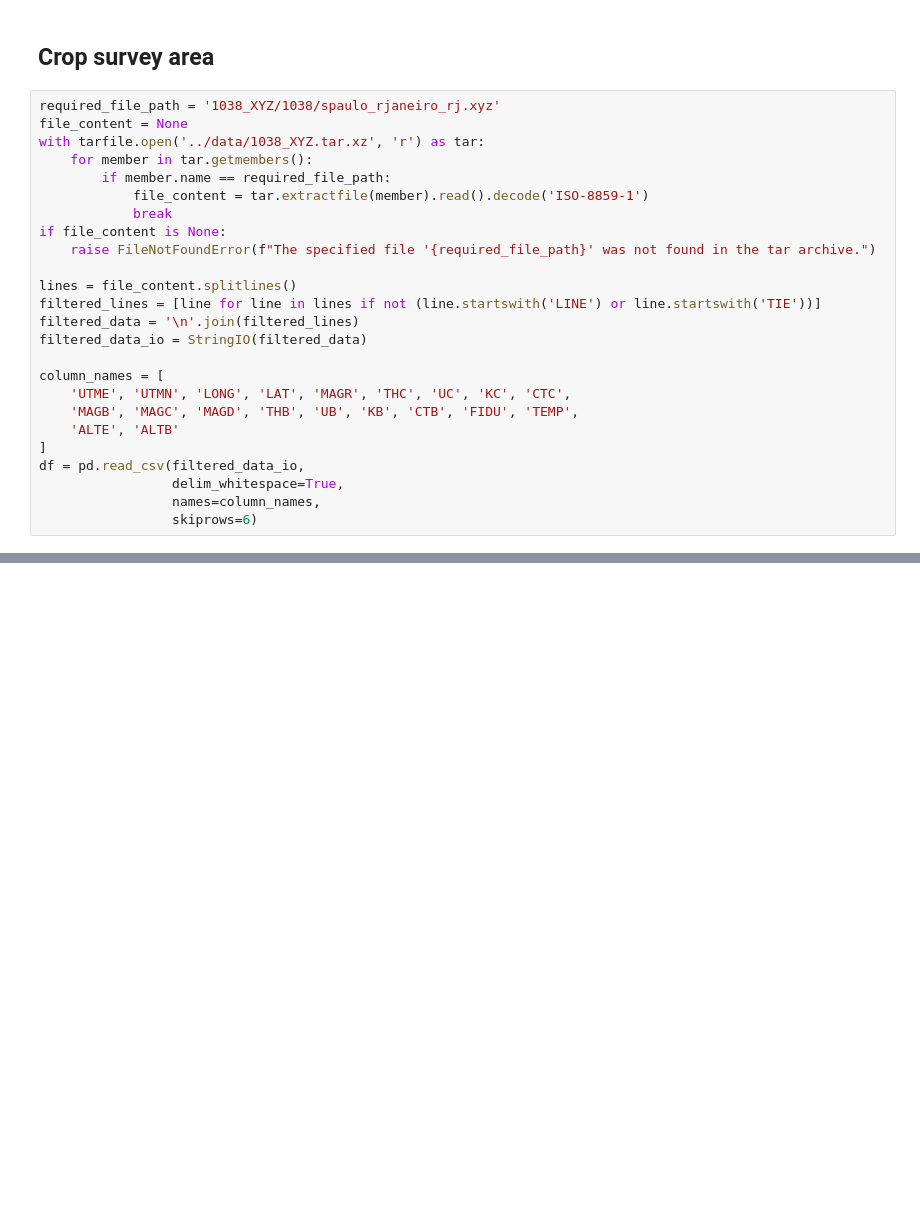
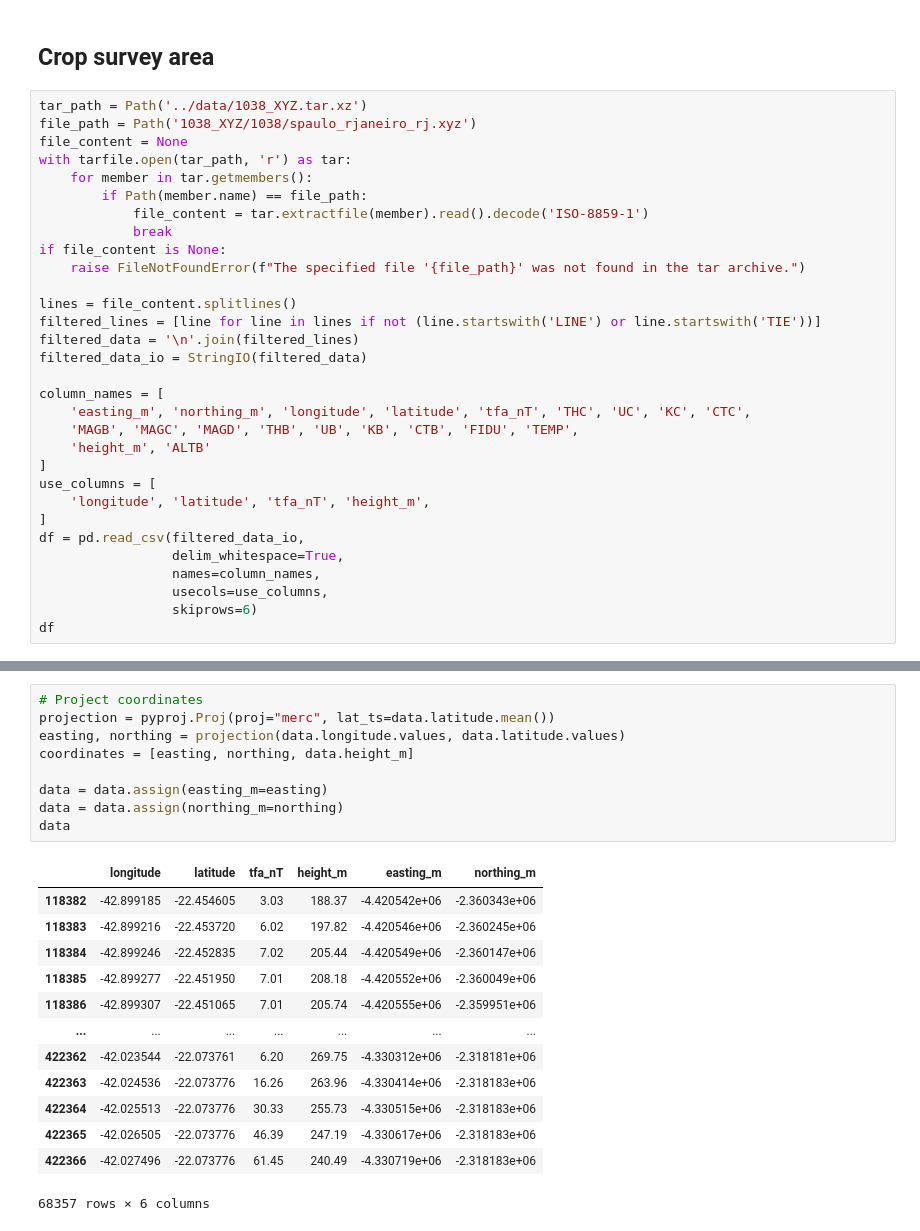
Before and after one commit to compgeolab/euler-inversion, a Jupyter notebook: code/real-data-grid.ipynb, the cells around one changed output, grey strips where cells are left out. Saved outputs shown, nothing was run; the diff lists cells and outputs as text; blank space fills up the shorter version.

```diff
--- a/code/real-data-grid.ipynb
+++ b/code/real-data-grid.ipynb
@@ -9,15 +16,16 @@ from io import StringIO
 # %% [markdown]
 ## Crop survey area
 # %%
-required_file_path = '1038_XYZ/1038/spaulo_rjaneiro_rj.xyz'
+tar_path = Path('../data/1038_XYZ.tar.xz')
+file_path = Path('1038_XYZ/1038/spaulo_rjaneiro_rj.xyz')
 file_content = None
-with tarfile.open('../data/1038_XYZ.tar.xz', 'r') as tar:
+with tarfile.open(tar_path, 'r') as tar:
     for member in tar.getmembers():
-        if member.name == required_file_path:
+        if Path(member.name) == file_path:
             file_content = tar.extractfile(member).read().decode('ISO-8859-1')
             break
 if file_content is None:
-    raise FileNotFoundError(f"The specified file '{required_file_path}' was not found in the tar archive.")
+    raise FileNotFoundError(f"The specified file '{file_path}' was not found in the tar archive.")
 
 lines = file_content.splitlines()
 filtered_lines = [line for line in lines if not (line.startswith('LINE') or line.startswith('TIE'))]
@@ -25,11 +33,16 @@ filtered_data = '\n'.join(filtered_lines)
 filtered_data_io = StringIO(filtered_data)
 
 column_names = [
-    'UTME', 'UTMN', 'LONG', 'LAT', 'MAGR', 'THC', 'UC', 'KC', 'CTC',
+    'easting_m', 'northing_m', 'longitude', 'latitude', 'tfa_nT', 'THC', 'UC', 'KC', 'CTC',
     'MAGB', 'MAGC', 'MAGD', 'THB', 'UB', 'KB', 'CTB', 'FIDU', 'TEMP',
-    'ALTE', 'ALTB'
+    'height_m', 'ALTB'
+]
+use_columns = [
+    'longitude', 'latitude', 'tfa_nT', 'height_m',
 ]
 df = pd.read_csv(filtered_data_io,
                  delim_whitespace=True,
                  names=column_names,
+                 usecols=use_columns,
                  skiprows=6)
+df
@@ -102,0 +68,23 @@ data
+# %%
+# Project coordinates
+projection = pyproj.Proj(proj="merc", lat_ts=data.latitude.mean())
+easting, northing = projection(data.longitude.values, data.latitude.values)
+coordinates = [easting, northing, data.height_m]
+
+data = data.assign(easting_m=easting)
+data = data.assign(northing_m=northing)
+data
+# %% [output]
+|  | longitude | latitude | tfa_nT | height_m | easting_m | northing_m |
+| 118382 | -42.899185 | -22.454605 | 3.03 | 188.37 | -4.420542e+06 | -2.360343e+06 |
+| 118383 | -42.899216 | -22.453720 | 6.02 | 197.82 | -4.420546e+06 | -2.360245e+06 |
+| 118384 | -42.899246 | -22.452835 | 7.02 | 205.44 | -4.420549e+06 | -2.360147e+06 |
+| 118385 | -42.899277 | -22.451950 | 7.01 | 208.18 | -4.420552e+06 | -2.360049e+06 |
+| 118386 | -42.899307 | -22.451065 | 7.01 | 205.74 | -4.420555e+06 | -2.359951e+06 |
+| ... | ... | ... | ... | ... | ... | ... |
+| 422362 | -42.023544 | -22.073761 | 6.20 | 269.75 | -4.330312e+06 | -2.318181e+06 |
+| 422363 | -42.024536 | -22.073776 | 16.26 | 263.96 | -4.330414e+06 | -2.318183e+06 |
+| 422364 | -42.025513 | -22.073776 | 30.33 | 255.73 | -4.330515e+06 | -2.318183e+06 |
+| 422365 | -42.026505 | -22.073776 | 46.39 | 247.19 | -4.330617e+06 | -2.318183e+06 |
+| 422366 | -42.027496 | -22.073776 | 61.45 | 240.49 | -4.330719e+06 | -2.318183e+06 |
+68357 rows × 6 columns
```
Also changed, not shown: parts of 17 cells of this notebook, 1 other file.
